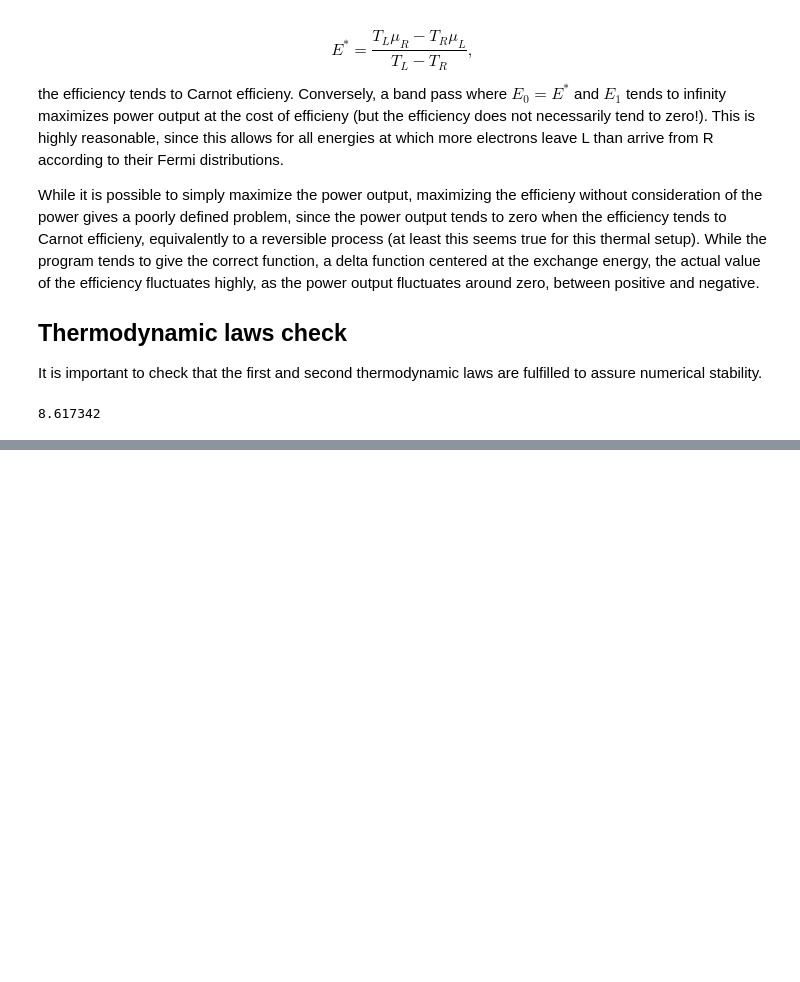
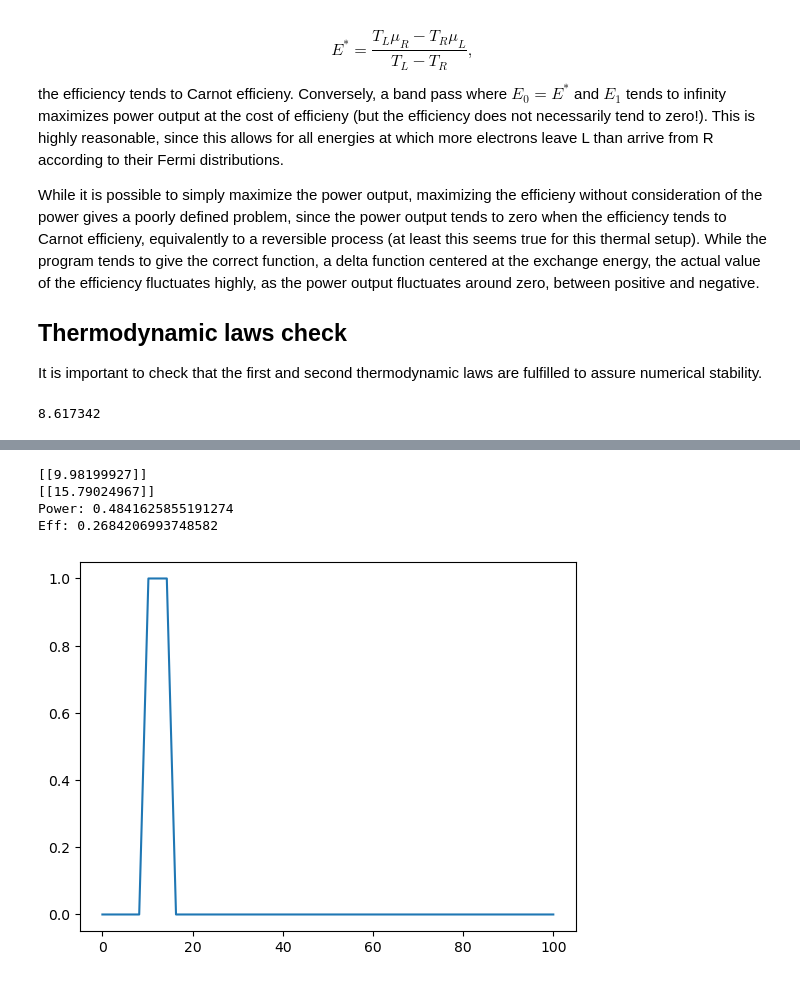
Before and after one commit to Edania/qthermo, a Jupyter notebook: transport_coeff.ipynb, the cells around one changed output, grey strips where cells are left out. Cells and saved outputs as stored; diff of their text form; code cells hidden in the pictures; blank space fills up the shorter version.

```diff
--- a/transport_coeff.ipynb
+++ b/transport_coeff.ipynb
@@ -87,12 +87,15 @@ def simple_current(E0,E1, deltamu, deltaT, type = "electric", N=1):
 def w_simple_current(E, deltamu, deltaT, type = "electric", N=1):
     return simple_current(E[0],E[1], deltamu, deltaT, type = type, N=1)
 
-def f_maximize_power(E, deltamu, deltaT):
+def f_maximize_power(E, deltamu, deltaT, target_power = 0):
     electric = w_simple_current(E, deltamu, deltaT, type = "electric")
     power = -e*deltamu*electric
+    #if target_eff > 0:
+    #    heat = w_simple_current(E, deltamu, deltaT, type = "heat")
+    #    eff = power/heat
     return -power
 
-def f_maximize_eff(E, deltamu, deltaT):
+def f_maximize_eff(E, deltamu, deltaT, target_eff = 0):
     electric = w_simple_current(E, deltamu, deltaT, type = "electric")
     heat = w_simple_current(E, deltamu, deltaT, type = "heat")
     power = -deltamu*electric
@@ -105,6 +108,9 @@ def f_maximize_eff(E, deltamu, deltaT):
 
 # To make sure that we are in the heat engine regime (optimizing gets weird otherwise.)
 # However this constraint seems to lead to a badly behaved problem. It could be better/easier to filter the output data afterwards to remove the results where power < 0
+def carnot(deltaT):
+    return (1-T/(deltaT+T))
+
 def eff_limit(E, deltamu, deltaT):
     electric = w_simple_current(E, deltamu, deltaT, type = "electric")
     heat = w_simple_current(E, deltamu, deltaT, type = "heat")
@@ -116,7 +122,14 @@ def eff_limit(E, deltamu, deltaT):
     #    return -1
 
     eff = power/np.abs(heat) if heat != 0 else -1
-    return (1-T/(deltaT+T)) - eff if eff > 0 else eff
+    return carnot(deltaT) - eff if eff > 0 else eff
+
+def eff_constraint(E, deltamu, deltaT, target_eff):
+    electric = w_simple_current(E, deltamu, deltaT, type = "electric")
+    heat = w_simple_current(E, deltamu, deltaT, type = "heat")
+    power = -deltamu*electric
+    eff = power/heat if heat != 0 else -1
+    return target_eff - eff
 
 def E_max(deltamu, deltaT):
     if deltaT == 0:
@@ -259,0 +294,20 @@ The generated power is [-0.00000000e+00  5.42799752e+00  9.94366030e+00  1.36336
+# %%
+# Visualize bandpasses
+r_E = np.linspace(0, 100)
+E0 = r_E0[T_idx, mu_idx].reshape(-1,1)
+E1 = r_E1[T_idx, mu_idx].reshape(-1,1)
+band = (np.heaviside(r_E-E0,1)*np.heaviside(E1-r_E,1))
+
+print(E0)
+print(E1)
+print(f"Power: {power[T_idx, mu_idx]}")
+print(f"Eff: {eff[T_idx, mu_idx]}")
+fig = plt.figure()
+plt.plot(r_E, band.T)
+plt.show()
+# %% [output]
+[[9.98199927]]
+[[15.79024967]]
+Power: 0.4841625855191274
+Eff: 0.2684206993748582
+[figure, added]
```
Also changed, not shown: parts of 11 cells of this notebook.
